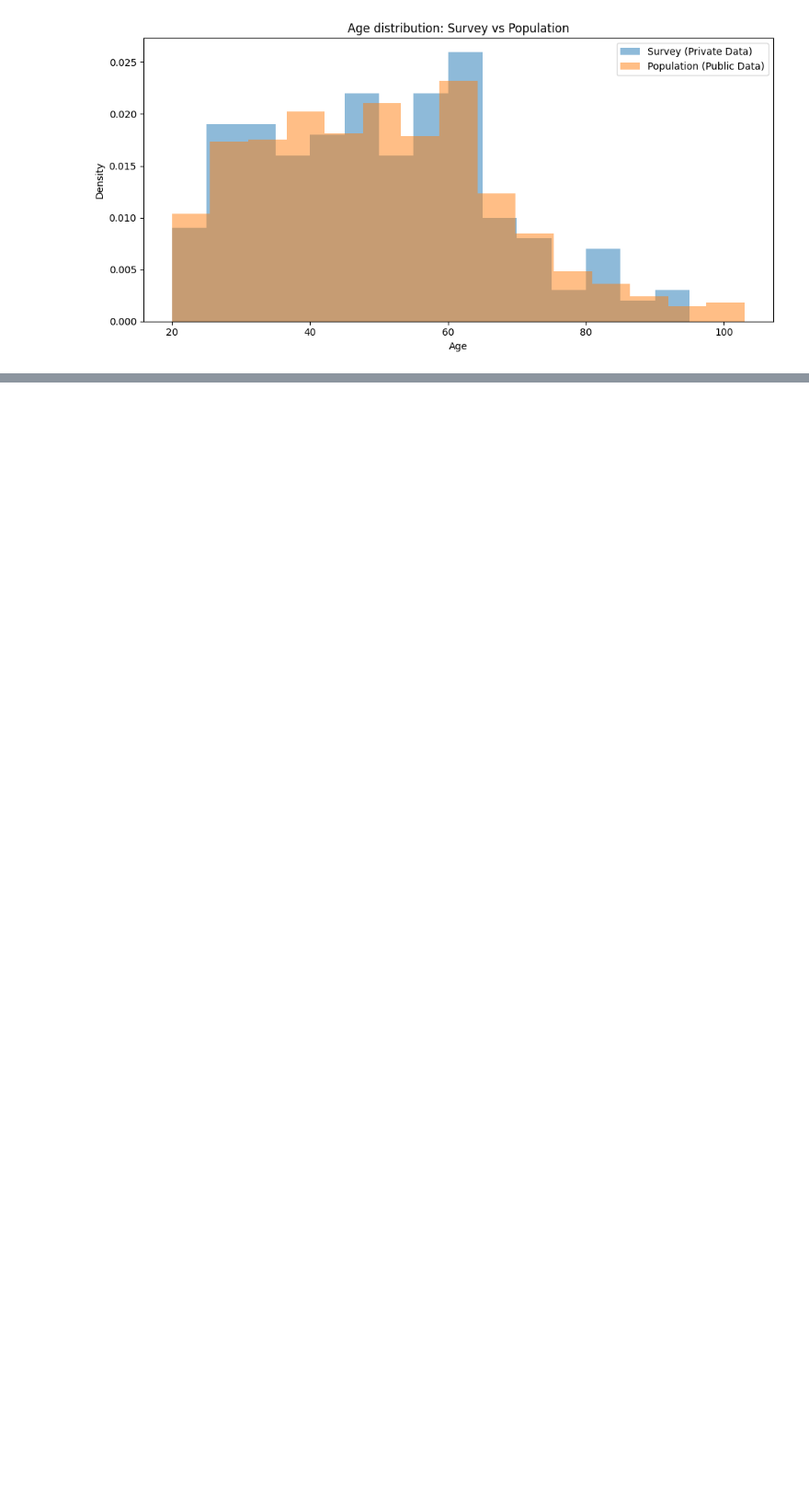
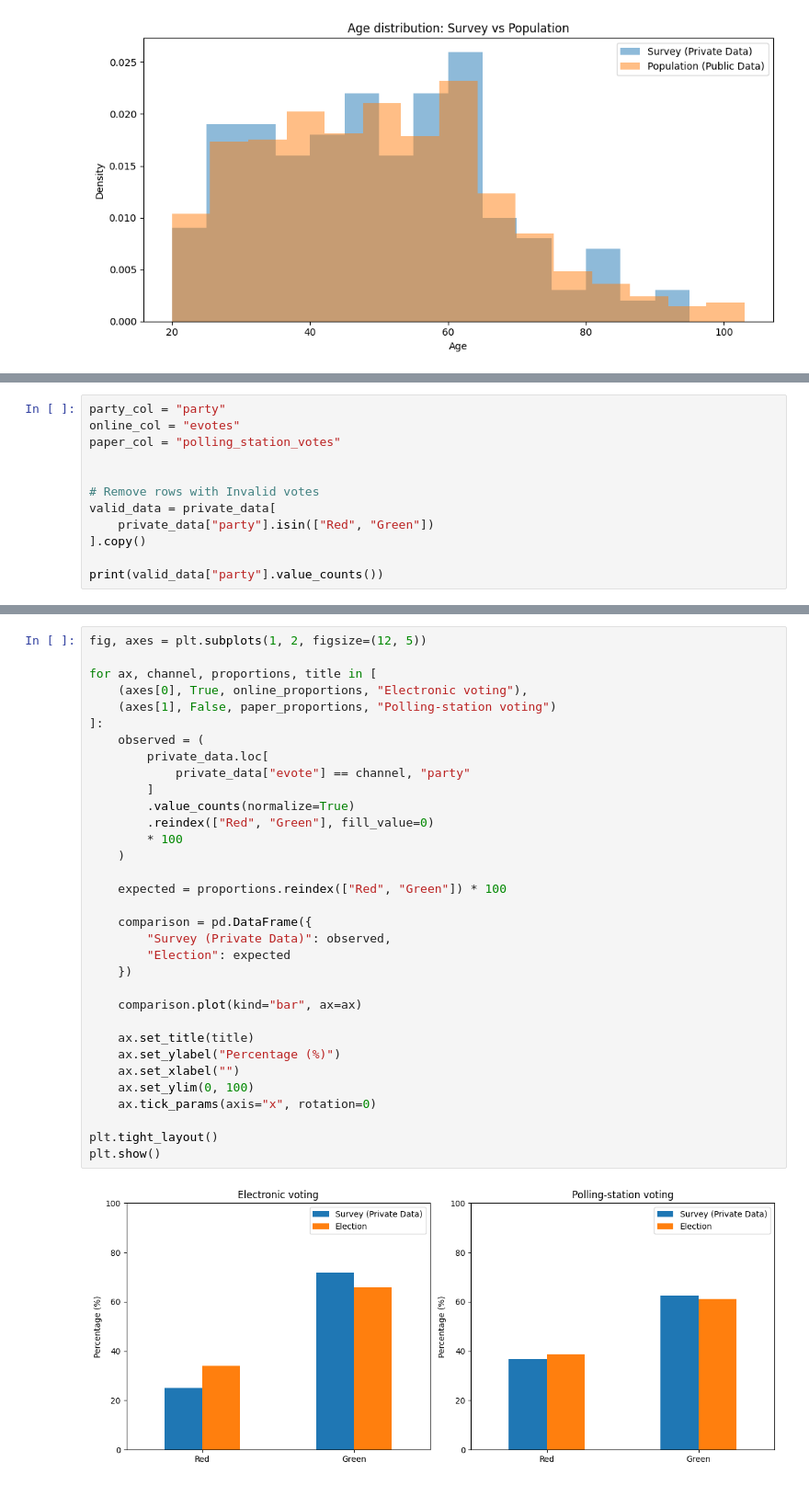
Before and after one commit to askeneye/SecurityPrivacy_FinalProject, a Jupyter notebook: notebooks/eda_analysis.ipynb, the cells around one changed output, grey strips where cells are left out. Shown at 92% size. Cells and saved outputs as stored; diff of their text form; blank space fills up the shorter version.

```diff
--- a/notebooks/eda.ipynb
+++ b/notebooks/eda_analysis.ipynb
@@ -526,0 +631,12 @@ SEX
+# %%
+party_col = "party"
+online_col = "evotes"
+paper_col = "polling_station_votes"
+
+
+# Remove rows with Invalid votes
+valid_data = private_data[
+    private_data["party"].isin(["Red", "Green"])
+].copy()
+
+print(valid_data["party"].value_counts())
@@ -526,0 +740,35 @@ SEX
+# %%
+fig, axes = plt.subplots(1, 2, figsize=(12, 5))
+
+for ax, channel, proportions, title in [
+    (axes[0], True, online_proportions, "Electronic voting"),
+    (axes[1], False, paper_proportions, "Polling-station voting")
+]:
+    observed = (
+        private_data.loc[
+            private_data["evote"] == channel, "party"
+        ]
+        .value_counts(normalize=True)
+        .reindex(["Red", "Green"], fill_value=0)
+        * 100
+    )
+
+    expected = proportions.reindex(["Red", "Green"]) * 100
+
+    comparison = pd.DataFrame({
+        "Survey (Private Data)": observed,
+        "Election": expected
+    })
+
+    comparison.plot(kind="bar", ax=ax)
+
+    ax.set_title(title)
+    ax.set_ylabel("Percentage (%)")
+    ax.set_xlabel("")
+    ax.set_ylim(0, 100)
+    ax.tick_params(axis="x", rotation=0)
+
+plt.tight_layout()
+plt.show()
+# %% [output]
+[figure, added]
```
Also changed, not shown: parts of 19 cells of this notebook.
